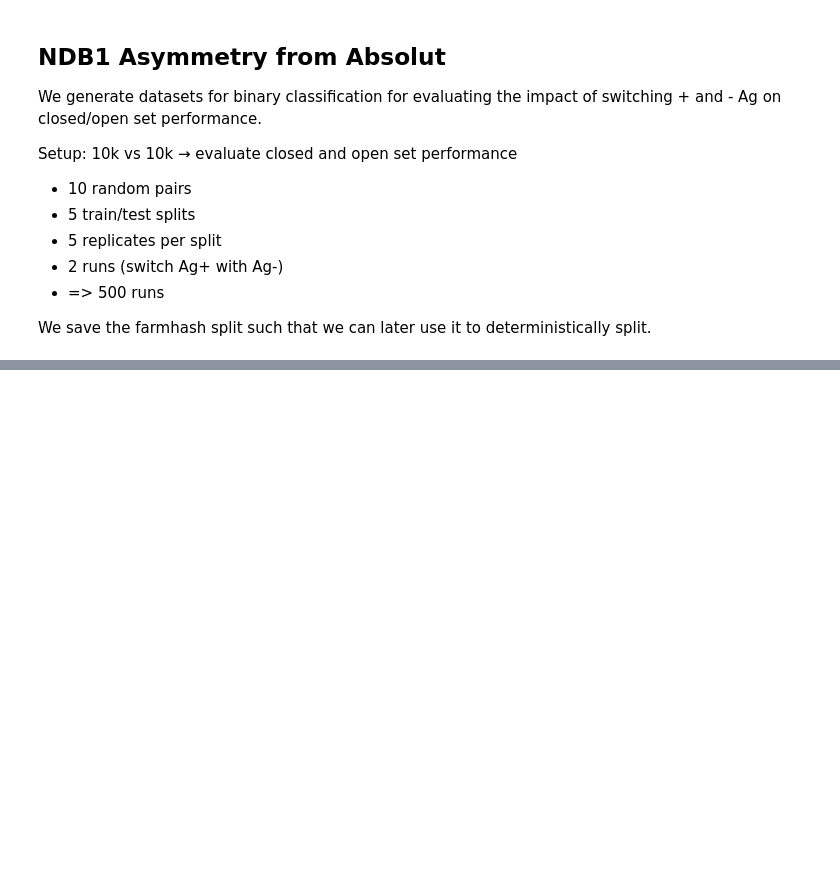
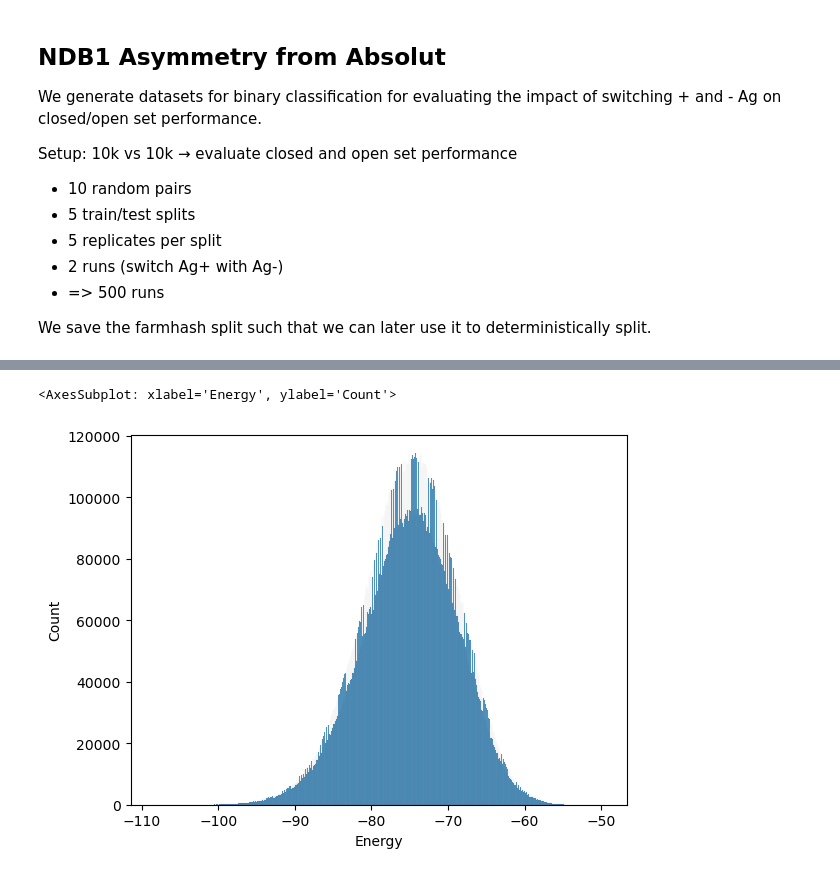
Before and after one commit to csi-greifflab/negative-class-optimization, a Jupyter notebook: notebooks/16_Explore_Absolut_Data.ipynb, the cells around one changed output, grey strips where cells are left out. Saved outputs shown, nothing was run; the diff lists cells and outputs as text; code cells hidden in the pictures; blank space fills up the shorter version.

```diff
--- a/notebooks/16_Explore_Absolut_Data.ipynb
+++ b/notebooks/16_Explore_Absolut_Data.ipynb
@@ -278,0 +313,7 @@ builder.step_02_convert_to_global_format()
+# %%
+sns.histplot(
+    df["Energy"]
+)
+# %% [output]
+<AxesSubplot: xlabel='Energy', ylabel='Count'>
+[figure, added]
```
Also changed, not shown: parts of 6 cells of this notebook, 14 other files.
